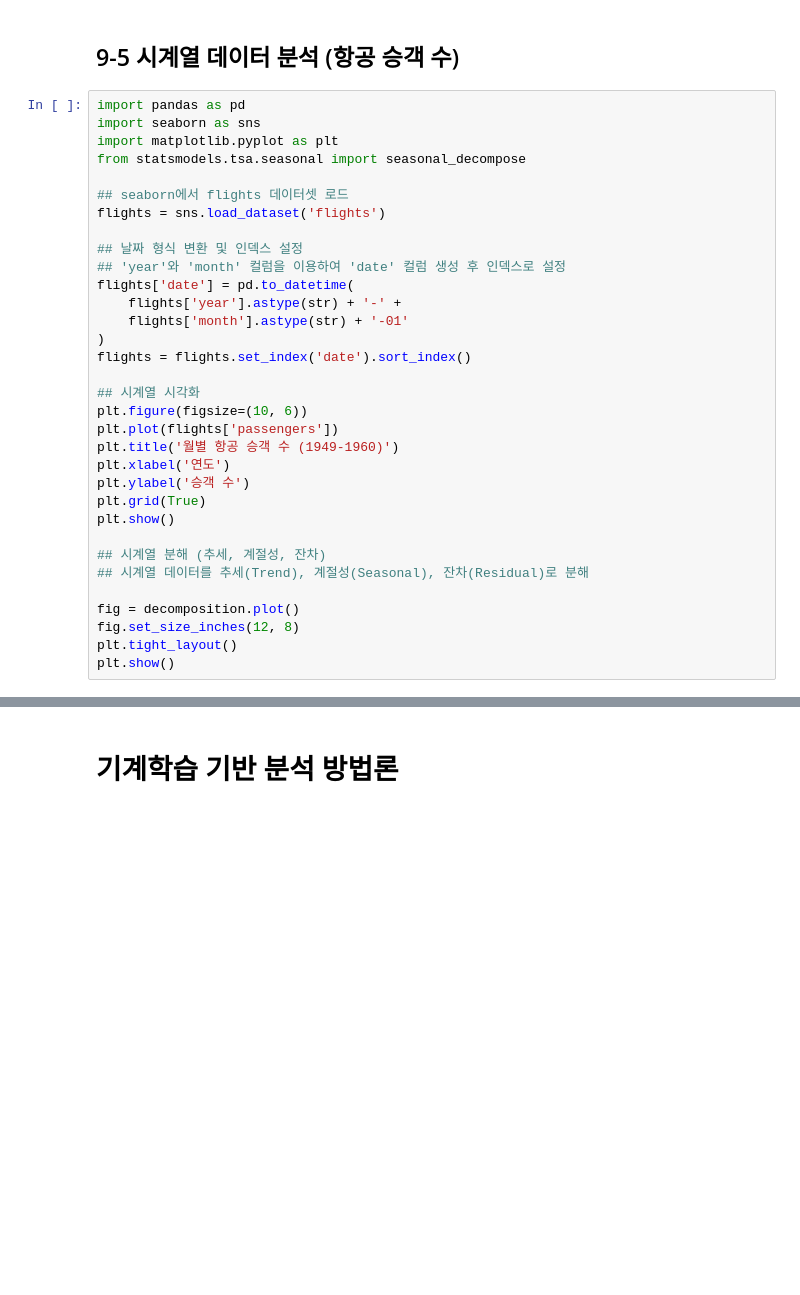
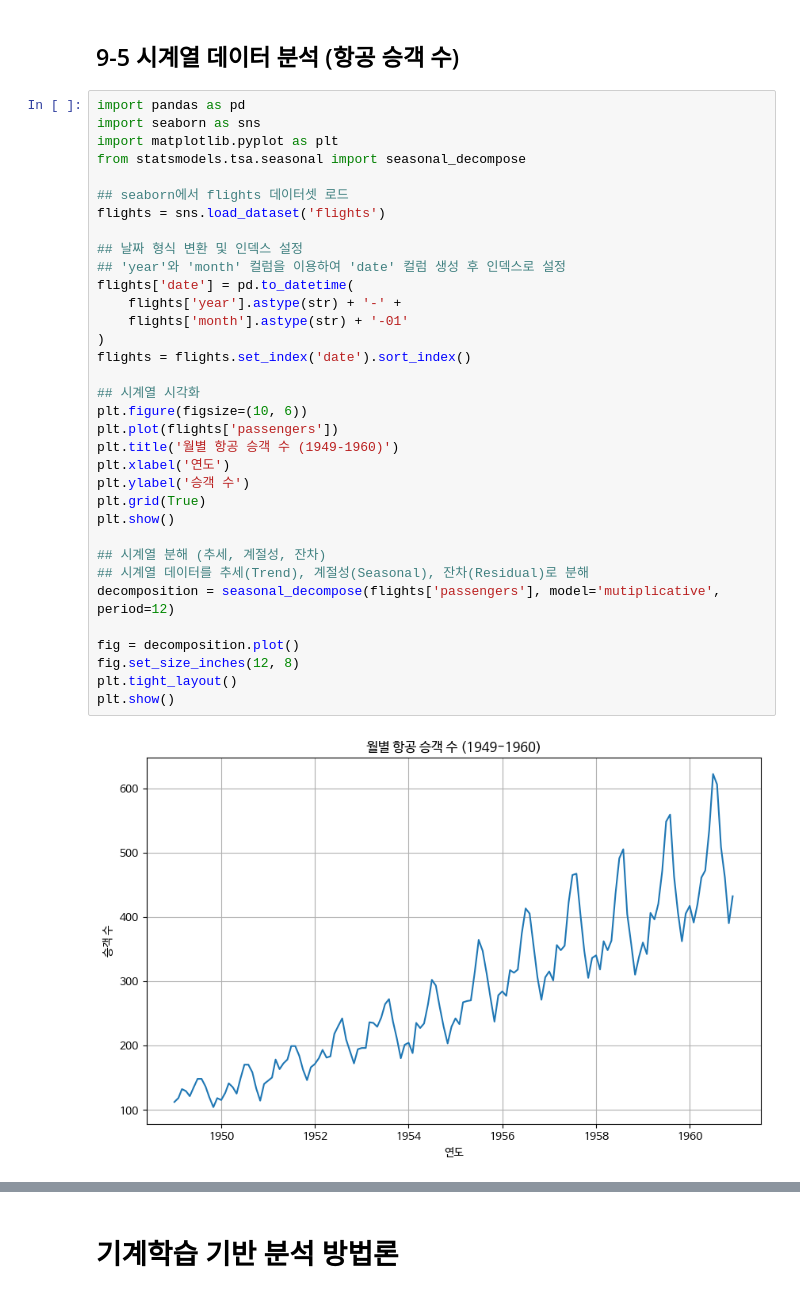
Before and after one commit to turban-sell/DataAnalysis, a Jupyter notebook: chapter_9.ipynb, the cells around one changed output, grey strips where cells are left out. Drawn from its saved outputs; the diff is of its cells as text; blank space fills up the shorter version.

```diff
--- a/chapter_9.ipynb
+++ b/chapter_9.ipynb
@@ -122,30 +185,33 @@ import seaborn as sns
 import matplotlib.pyplot as plt
 from statsmodels.tsa.seasonal import seasonal_decompose
 
 ## seaborn에서 flights 데이터셋 로드
 flights = sns.load_dataset('flights')
 
 ## 날짜 형식 변환 및 인덱스 설정
 ## 'year'와 'month' 컬럼을 이용하여 'date' 컬럼 생성 후 인덱스로 설정
 flights['date'] = pd.to_datetime(
     flights['year'].astype(str) + '-' +
     flights['month'].astype(str) + '-01'
 )
 flights = flights.set_index('date').sort_index()
 
 ## 시계열 시각화
 plt.figure(figsize=(10, 6))
 plt.plot(flights['passengers'])
 plt.title('월별 항공 승객 수 (1949-1960)')
 plt.xlabel('연도')
 plt.ylabel('승객 수')
 plt.grid(True)
 plt.show()
 
 ## 시계열 분해 (추세, 계절성, 잔차)
 ## 시계열 데이터를 추세(Trend), 계절성(Seasonal), 잔차(Residual)로 분해
+decomposition = seasonal_decompose(flights['passengers'], model='mutiplicative', period=12)
 
 fig = decomposition.plot()
 fig.set_size_inches(12, 8)
 plt.tight_layout()
 plt.show()
+# %% [output]
+[figure, added]
```
Also changed, not shown: parts of 9 cells of this notebook.
